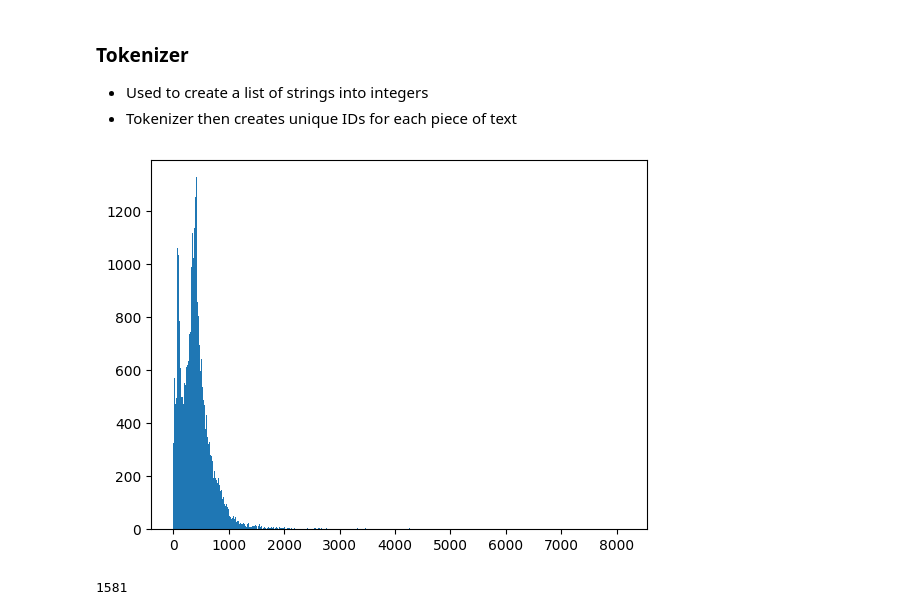
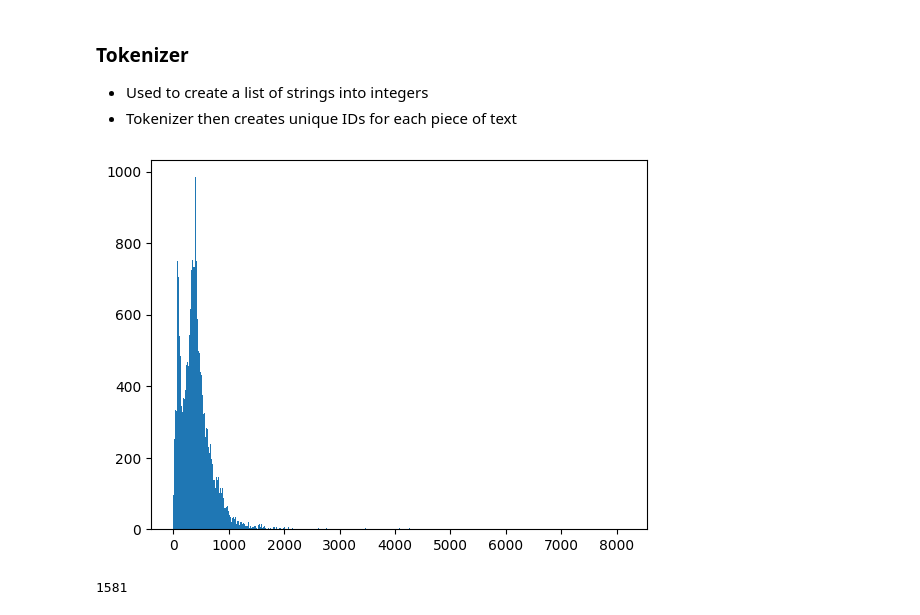
Before and after one commit to tylerwalkerbrown/Deep_Learning, a Jupyter notebook: Fake_News_Detector.ipynb, the cells around one changed output. Saved outputs shown, nothing was run; the diff lists cells and outputs as text; code cells hidden in the pictures.

```diff
--- a/Fake_News_Detector.ipynb
+++ b/Fake_News_Detector.ipynb
@@ -307,10 +331,10 @@ x = tokenizer.texts_to_sequences(x)
 #tokenizer.word_index
 # %%
 # How many words are in each row
-plt.hist([len(x) for x in x ] , bins = 700)
+plt.hist([len(x) for x in x ] , bins = 1000)
 plt.show()
 # %% [output]
-[figure, old version]
+[figure, new version]
 # %%
 nos = np.array([len(x) for x in x ])
 len(nos[nos > 1000])
```
Also changed, not shown: parts of 18 cells of this notebook.
